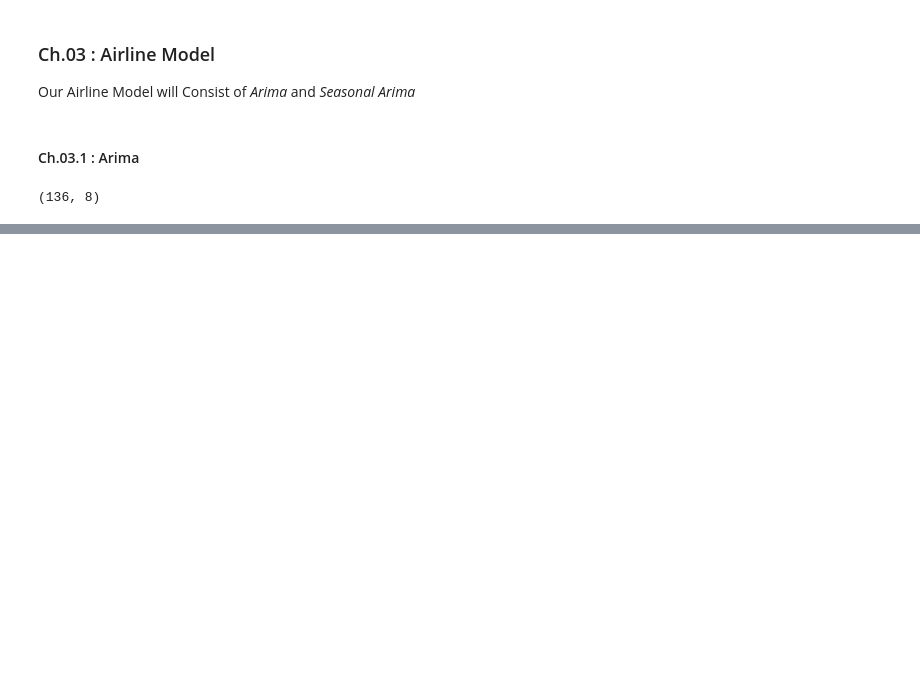
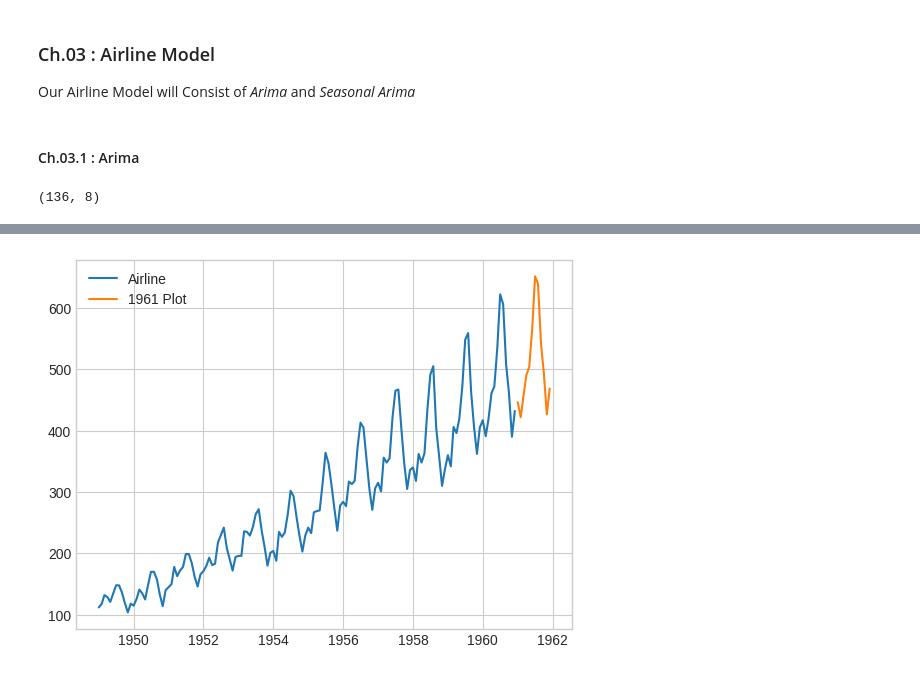
Before and after one commit to Inthari/Air, a Jupyter notebook: Lab 01.ipynb, the cells around one changed output, grey strips where cells are left out. Cells and saved outputs as stored; diff of their text form; code cells hidden in the pictures; blank space fills up the shorter version.

```diff
--- a/Lab 01.ipynb
+++ b/Lab 01.ipynb
@@ -236,0 +325,12 @@ len(train), len(test)
+# %%
+overall_model = ARIMA(airline, order=(2, 1, 1), seasonal_order=(1, 1, 0, 12)).fit()
+
+logits = overall_model.forecast(12)
+
+plt.plot(airline, label="Airline")
+
+plt.plot(logits, label="1961 Plot")
+
+plt.legend();
+# %% [output]
+[figure, added]
```
Also changed, not shown: parts of 11 cells of this notebook.
